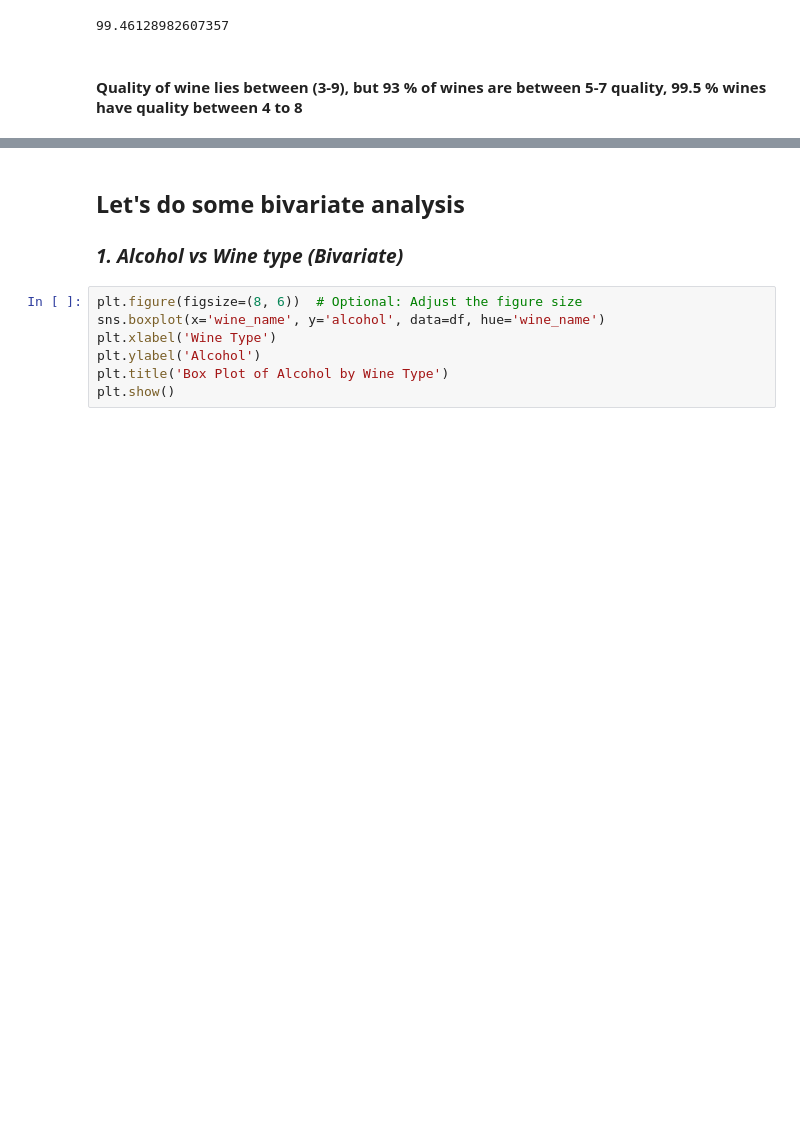
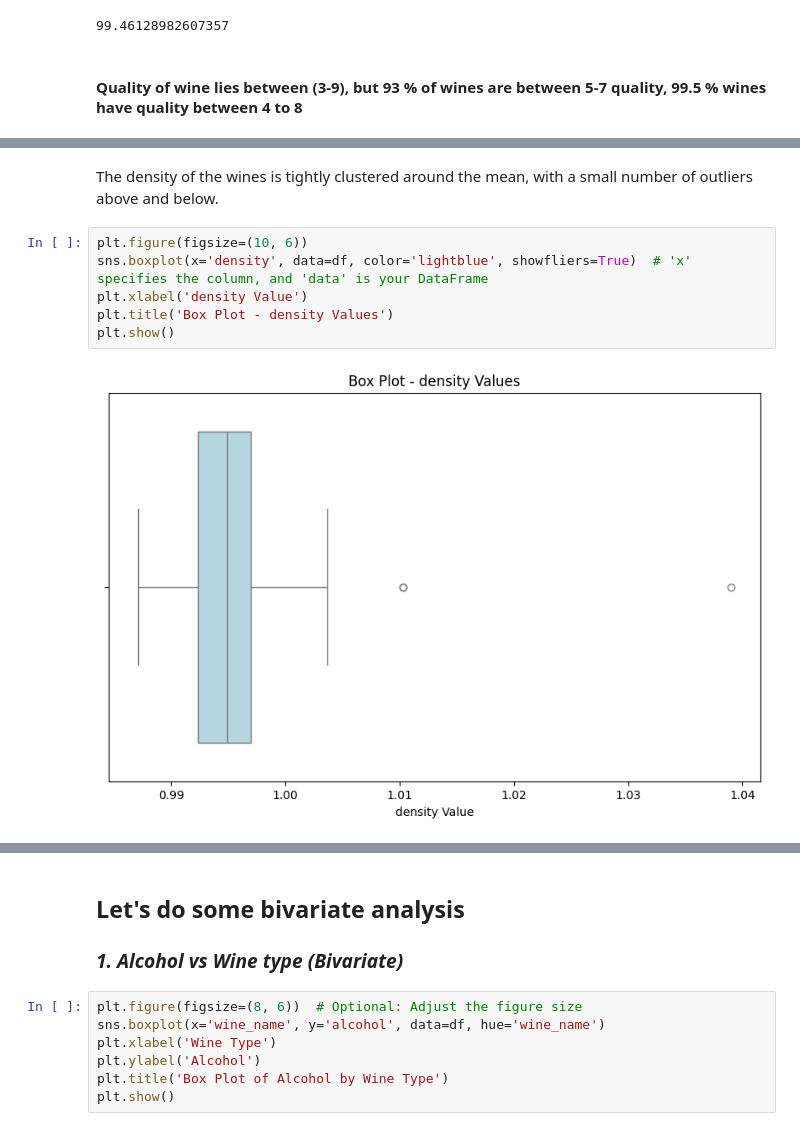
Before and after one commit to dmml-heriot-watt/group-coursework-dmml_cw, a Jupyter notebook: notebooks/WineDataViz.ipynb, the cells around one changed output, grey strips where cells are left out. Saved outputs shown, nothing was run; the diff lists cells and outputs as text; blank space fills up the shorter version.

```diff
--- a/notebooks/WineDataViz.ipynb
+++ b/notebooks/WineDataViz.ipynb
@@ -223,0 +236,10 @@ len(df[ (df['quality']>=4) & (df['quality']<=8) ]) / len(df) * 100
+# %% [markdown]
+The density of the wines is tightly clustered around the mean, with a small number of outliers above and below.
+# %%
+plt.figure(figsize=(10, 6))
+sns.boxplot(x='density', data=df, color='lightblue', showfliers=True)  # 'x' specifies the column, and 'data' is your DataFrame
+plt.xlabel('density Value')
+plt.title('Box Plot - density Values')
+plt.show()
+# %% [output]
+[figure, added]
```
Also changed, not shown: parts of 23 cells of this notebook, 6 other files.
